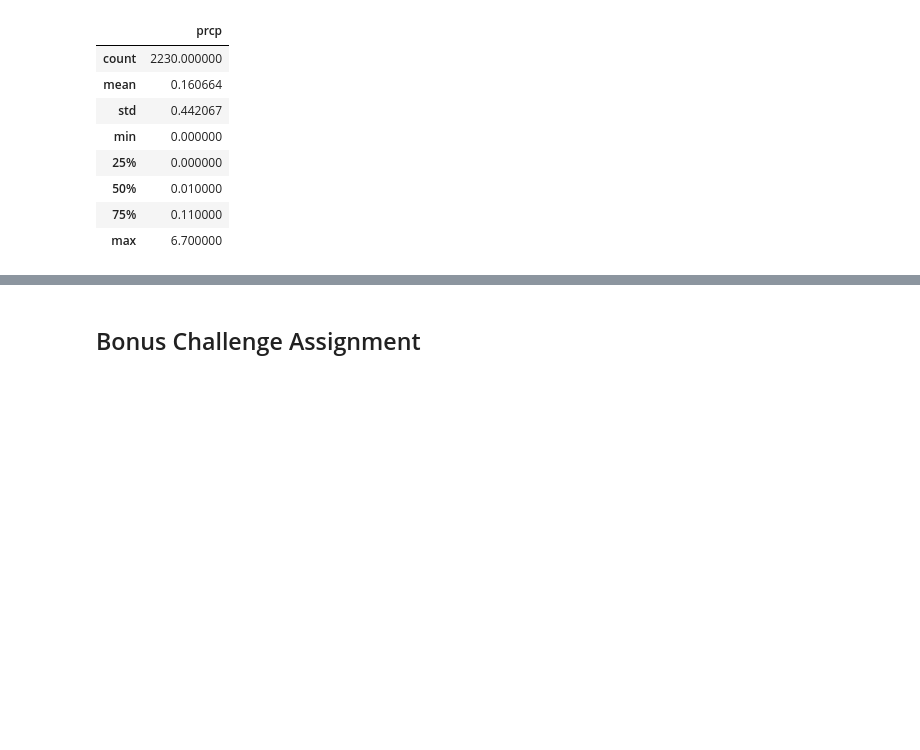
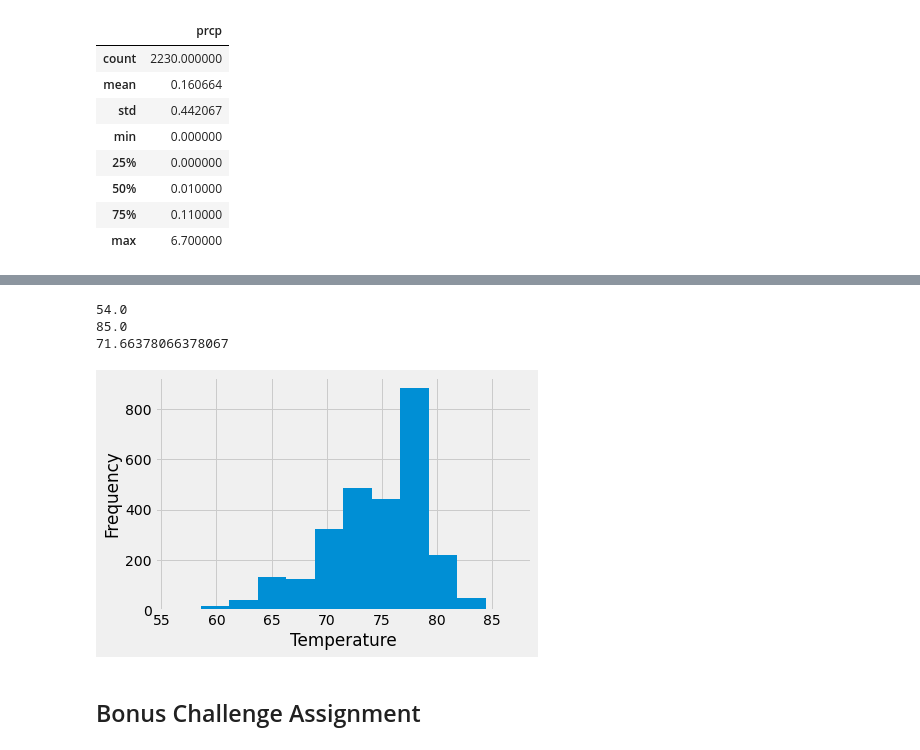
Before and after one commit to ichakrabarty/sqlalchemy-challenge, a Jupyter notebook: climate_starter.ipynb, the cells around one changed output, grey strips where cells are left out. Cells and saved outputs as stored; diff of their text form; code cells hidden in the pictures; blank space fills up the shorter version.

```diff
--- a/climate_starter.ipynb
+++ b/climate_starter.ipynb
@@ -81,9 +101,34 @@ prec_year_df.describe()
 # %%
 # Using the station id from the previous query, calculate the lowest temperature recorded,
 # highest temperature recorded, and average temperature of the most active station?
+most_active_station = session.query(Measurement.station, Measurement.tobs).filter(Measurement.station == 'USC00519281').all()
+most_active_station_df = pd.DataFrame(most_active_station)
+low_T = most_active_station_df['tobs'].min()
+high_T = most_active_station_df['tobs'].max()
+avg_T = most_active_station_df['tobs'].mean()
+
+print(low_T)
+print(high_T)
+print(avg_T)
+# %% [output]
+54.0
+85.0
+71.66378066378067
 # %%
 # Choose the station with the highest number of temperature observations.
 # Query the last 12 months of temperature observation data for this station and plot the results as a histogram
+
+temp_year = session.query(Measurement.station, Measurement.date, Measurement.tobs).filter(Measurement.date >= '2016-08-23').all()
+temp_year_df = pd.DataFrame(temp_year)
+station_count_2 = temp_year_df.groupby('station')['station'].count().sort_values(ascending = False)
+most_active_station_2 = session.query(Measurement.station, Measurement.tobs).filter(Measurement.station == 'USC00519397').all()
+most_active_station_2_df = pd.DataFrame(most_active_station_2)
+plt.hist(most_active_station_2_df.tobs, bins = 12)
+plt.xlabel('Temperature')
+plt.ylabel('Frequency')
+plt.show()
+# %% [output]
+[figure, added]
 # %% [markdown]
 ## Bonus Challenge Assignment
 # %%
```
Also changed, not shown: parts of 3 cells of this notebook.
